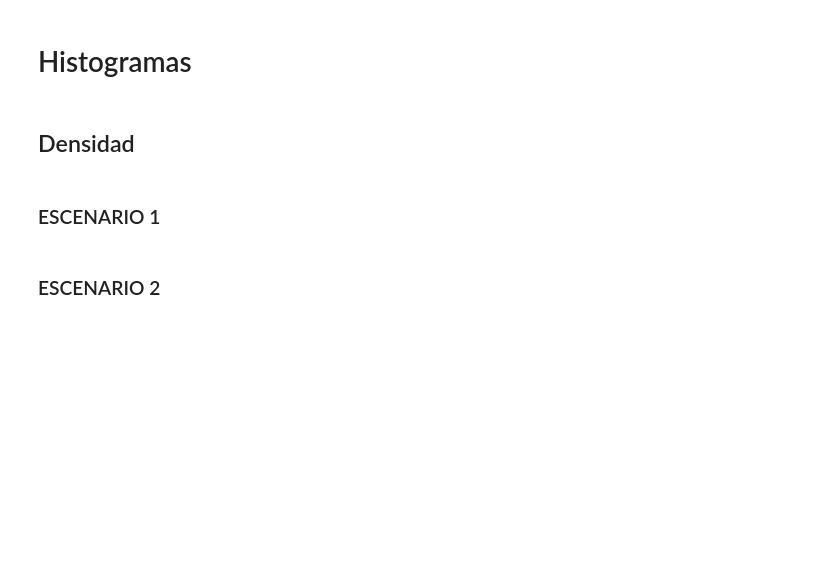
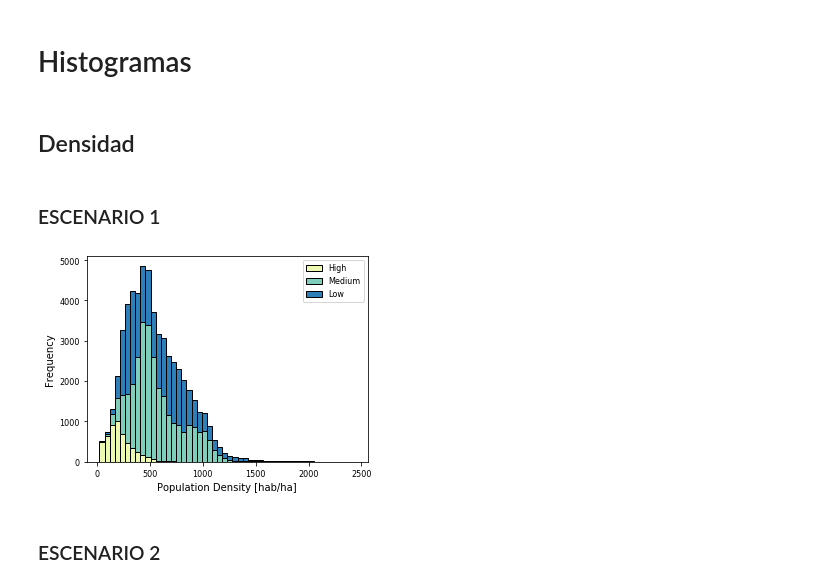
Before and after one commit to ZibraMax/RF-DENSPOB, a Jupyter notebook: CODIGO.ipynb, the cells around one changed output. Drawn from its saved outputs; the diff is of its cells as text; code cells hidden in the pictures; blank space fills up the shorter version.

```diff
--- a/CODIGO.ipynb
+++ b/CODIGO.ipynb
@@ -79,29 +157,37 @@ plt.savefig('validation.svg') #NOMBRE DE ARCHIVO DE GUARDADO (USAR SVG PARA CALI
 # %% [markdown]
 ### ESCENARIO 1
 # %%
+BASE_GRAFICA_CM = 12.8
+ALTURA_GRAFICA_CM = 9.6
+
+
+fig, ax = plt.subplots(figsize=cm2inch(BASE_GRAFICA_CM, ALTURA_GRAFICA_CM))
+
 bins = 50  #NUMERO DE BARRAS DEL HISTOGRAMA
 FILE = 'E1.csv'  #ARCHIVO DE RESULTADOS
 df = pd.read_csv(FILE)
 cex = df['SES']=='ALTO'
 cex1 = df['SES']=='MEDIO'
 cex2 = df['SES']=='BAJO'
 
 exx = df['DensPob_Pr'].values[cex]
 exx1 = df['DensPob_Pr'].values[cex1]
 exx2 = df['DensPob_Pr'].values[cex2]
 
 DATA = np.array([exx,exx1,exx2])
 labels = ['High','Medium','Low']  #LABELS DE LA LEYENDA
-plt.hist(DATA, stacked=True,color=[COLOR_ALTO,COLOR_MEDIO,COLOR_BAJO],bins = int(bins),edgecolor = 'black',label=labels)
+ax.hist(DATA, stacked=True,color=[COLOR_ALTO,COLOR_MEDIO,COLOR_BAJO],bins = int(bins),edgecolor = 'black',label=labels)
 
 
 
 #plt.title('Histogram of Population Density for Scenario 1')  #TITULO DE LA GRÁFICA
 
-plt.xlabel('Population Density [hab/ha]') #RÓTULO EJE X
-plt.ylabel('Frequency') #RÓTULO EJE Y
-plt.legend(loc="upper right")
-plt.savefig('E1DENS.svg') #NOMBRE DE ARCHIVO DE GUARDADO (USAR SVG PARA CALIDAD COMPLETA O PNG PARA CALIDAD NORMAL)
+ax.set_xlabel('Population Density [hab/ha]') #RÓTULO EJE X
+ax.set_ylabel('Frequency') #RÓTULO EJE Y
+ax.legend(loc="upper right")
+plt.savefig('E1DENS.'+FORMATO_GUARDADO) #NOMBRE DE ARCHIVO DE GUARDADO (USAR SVG PARA CALIDAD COMPLETA O PNG PARA CALIDAD NORMAL)
+# %% [output]
+[figure, added]
 # %% [markdown]
 ### ESCENARIO 2
 # %%
```
Also changed, not shown: parts of 14 cells of this notebook, 7 other files.
